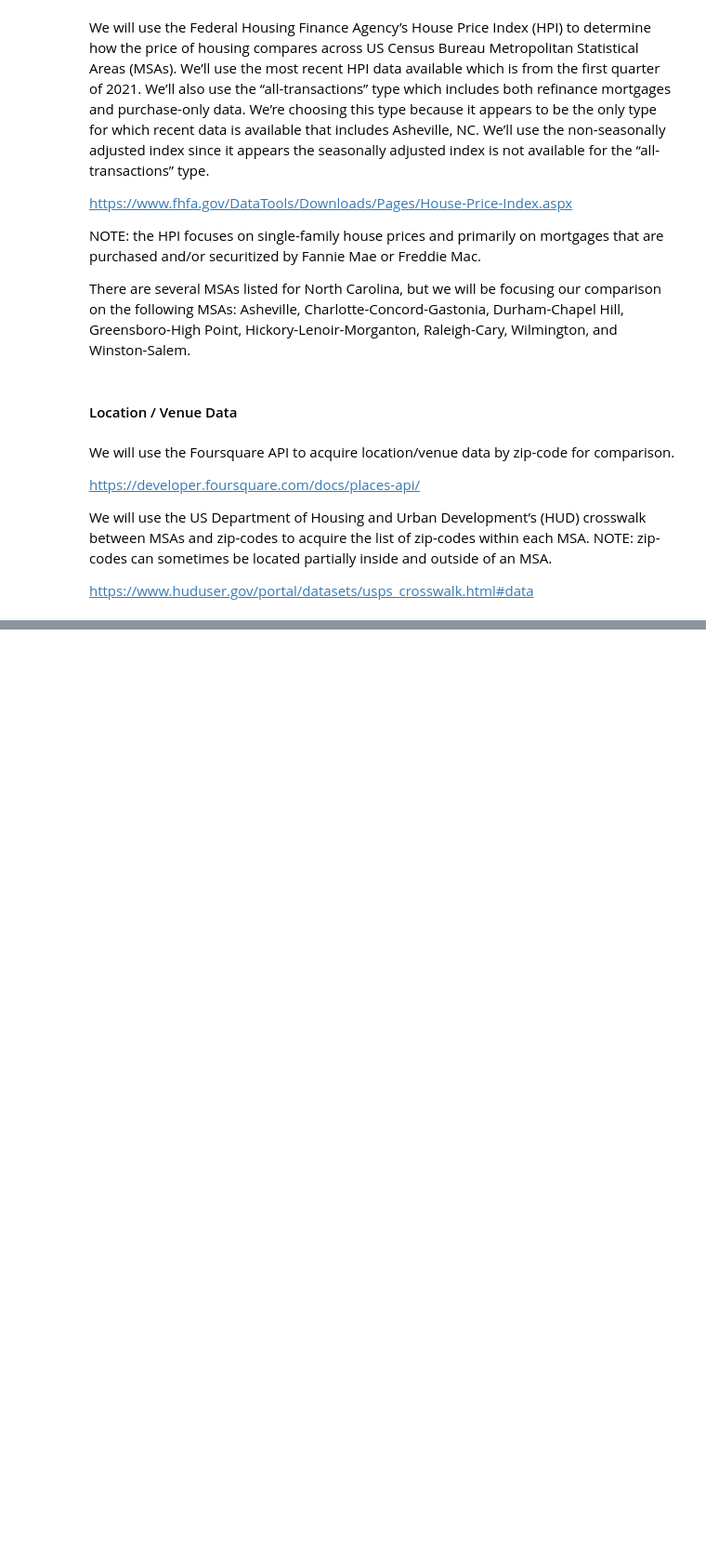
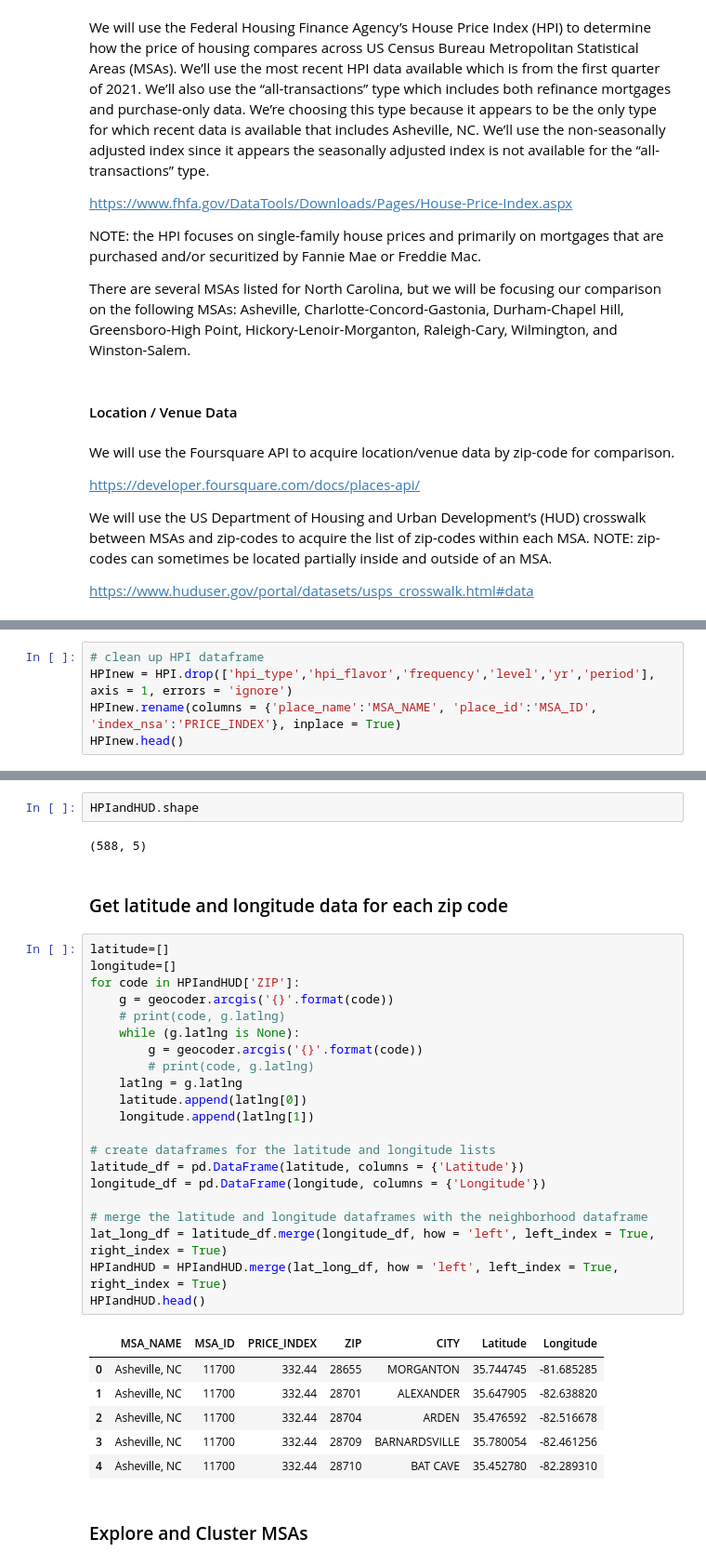
Before and after one commit to meadowjl21/Coursera_Capstone, a Jupyter notebook: Capstone Notebook.ipynb, the cells around one changed output, grey strips where cells are left out. Shown at 93% size. Saved outputs shown, nothing was run; the diff lists cells and outputs as text; blank space fills up the shorter version.

```diff
--- a/Capstone Notebook.ipynb
+++ b/Capstone Notebook.ipynb
@@ -34,0 +108,5 @@ https://www.huduser.gov/portal/datasets/usps_crosswalk.html#data
+# %%
+# clean up HPI dataframe
+HPInew = HPI.drop(['hpi_type','hpi_flavor','frequency','level','yr','period'], axis = 1, errors = 'ignore')
+HPInew.rename(columns = {'place_name':'MSA_NAME', 'place_id':'MSA_ID', 'index_nsa':'PRICE_INDEX'}, inplace = True)
+HPInew.head()
@@ -34,0 +158,36 @@ https://www.huduser.gov/portal/datasets/usps_crosswalk.html#data
+# %%
+HPIandHUD.shape
+# %% [output]
+(588, 5)
+# %% [markdown]
+### Get latitude and longitude data for each zip code
+# %%
+latitude=[]
+longitude=[]
+for code in HPIandHUD['ZIP']:
+    g = geocoder.arcgis('{}'.format(code))
+    # print(code, g.latlng)
+    while (g.latlng is None):
+        g = geocoder.arcgis('{}'.format(code))
+        # print(code, g.latlng)
+    latlng = g.latlng
+    latitude.append(latlng[0])
+    longitude.append(latlng[1])
+
+# create dataframes for the latitude and longitude lists
+latitude_df = pd.DataFrame(latitude, columns = {'Latitude'})
+longitude_df = pd.DataFrame(longitude, columns = {'Longitude'})
+
+# merge the latitude and longitude dataframes with the neighborhood dataframe
+lat_long_df = latitude_df.merge(longitude_df, how = 'left', left_index = True, right_index = True)
+HPIandHUD = HPIandHUD.merge(lat_long_df, how = 'left', left_index = True, right_index = True)
+HPIandHUD.head()
+# %% [output]
+|  | MSA_NAME | MSA_ID | PRICE_INDEX | ZIP | CITY | Latitude | Longitude |
+| 0 | Asheville, NC | 11700 | 332.44 | 28655 | MORGANTON | 35.744745 | -81.685285 |
+| 1 | Asheville, NC | 11700 | 332.44 | 28701 | ALEXANDER | 35.647905 | -82.638820 |
+| 2 | Asheville, NC | 11700 | 332.44 | 28704 | ARDEN | 35.476592 | -82.516678 |
+| 3 | Asheville, NC | 11700 | 332.44 | 28709 | BARNARDSVILLE | 35.780054 | -82.461256 |
+| 4 | Asheville, NC | 11700 | 332.44 | 28710 | BAT CAVE | 35.452780 | -82.289310 |
+# %% [markdown]
+### Explore and Cluster MSAs
```
Also changed, not shown: parts of 34 cells of this notebook.
